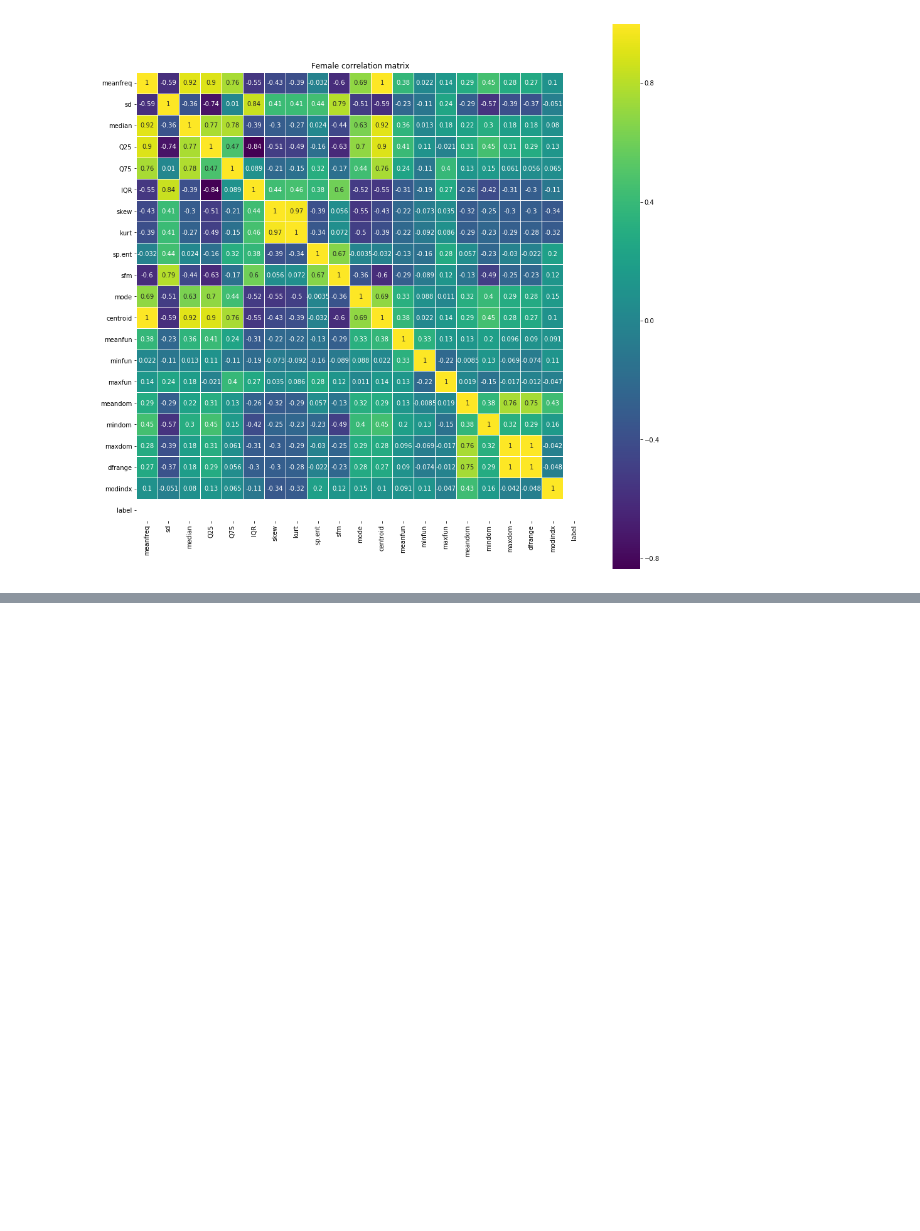
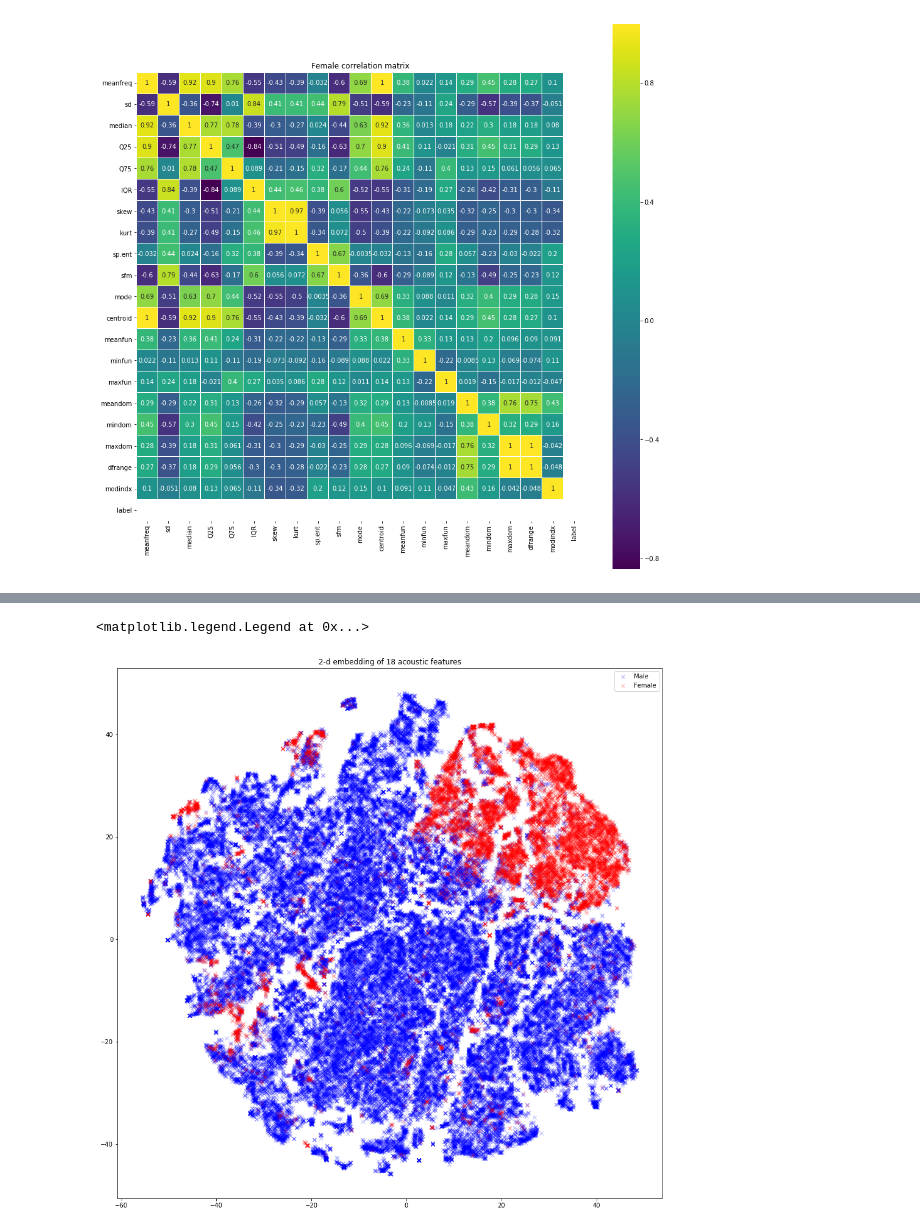
Before and after one commit to RSPB/mfmodel, a Jupyter notebook: data_analysis.ipynb, the cells around one changed output, grey strips where cells are left out. Cells and saved outputs as stored; diff of their text form; code cells hidden in the pictures; blank space fills up the shorter version.

```diff
--- a/data_analysis.ipynb
+++ b/data_analysis.ipynb
@@ -219,11 +269,17 @@ X = StandardScaler().fit_transform(data)
 tsne = TSNE(n_components=2, init='pca', random_state=0)
 X = tsne.fit_transform(X)
 # %%
+plt.figure(figsize=(16, 16))
+plt.title('2-d embedding of 18 acoustic features')
 plt.scatter(X[np.where(y == 0), 0],
             X[np.where(y == 0), 1],
             marker='x', color='b',
-            linewidth='1', alpha=0.7, label='Male')
+            linewidth='1', alpha=0.3, label='Male')
 plt.scatter(X[np.where(y == 1), 0],
             X[np.where(y == 1), 1],
             marker='x', color='r',
-            linewidth='1', alpha=0.7, label='Female')
+            linewidth='1', alpha=0.3, label='Female')
+plt.legend()
+# %% [output]
+<matplotlib.legend.Legend at 0x...>
+[figure, added]
```
Also changed, not shown: parts of 22 cells of this notebook, 2 other files.
